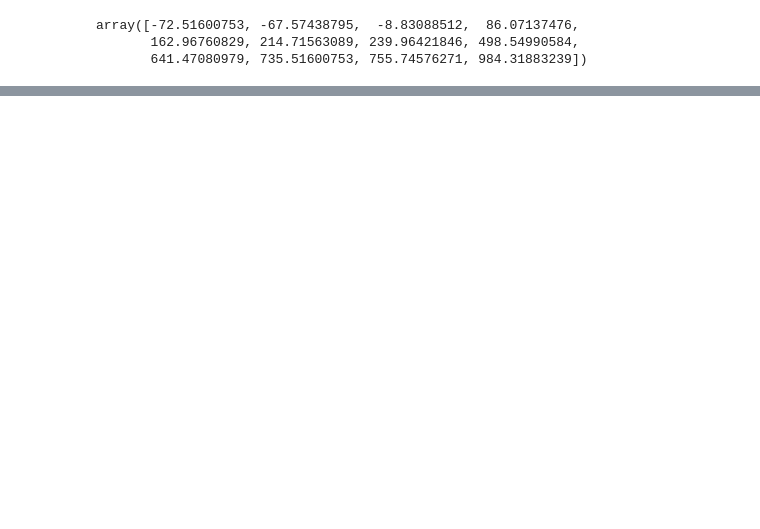
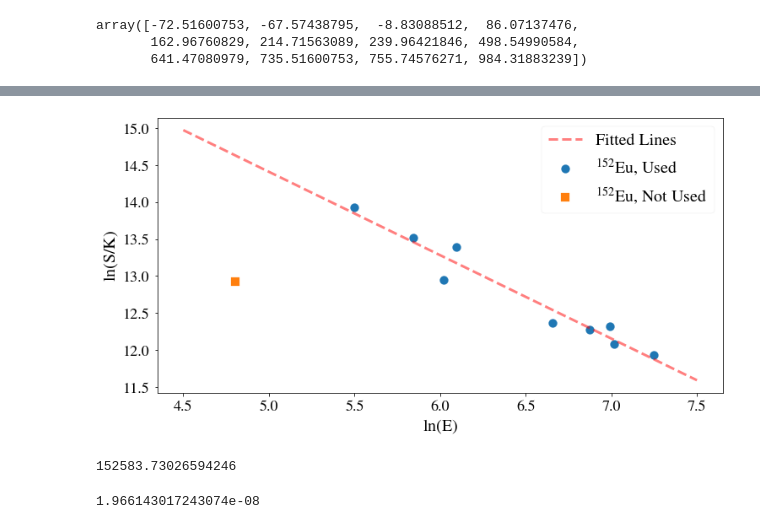
Before and after one commit to DickyChant/AdvNuclExp, a Jupyter notebook: Exp2/analysis/analysis.ipynb, the cells around one changed output, grey strips where cells are left out. Drawn from its saved outputs; the diff is of its cells as text; code cells hidden in the pictures; blank space fills up the shorter version.

```diff
--- a/Exp2/analysis/analysis.ipynb
+++ b/Exp2/analysis/analysis.ipynb
@@ -220,0 +286,12 @@ plt.savefig("../plots/Roughly_Cali_full.pdf")
+# %%
+plt.figure(figsize=(12,6))
+plt.scatter(data=Eu152_full_csv[:-1],x='ln(E)',y='ln(S/K)',label="$^{152}$Eu, Used")
+plt.scatter(data=Eu152_full_csv[-1:],x='ln(E)',y='ln(S/K)',label="$^{152}$Eu, Not Used",marker="s")
+_aux = np.linspace(4.5,7.5)
+plt.plot(_aux, _aux * -1.1274 + 20.0469,"--",label="Fitted Lines",color="red",alpha=0.5)
+plt.legend()
+plt.xlabel("$\ln(E)$")
+plt.ylabel("$\ln(S/K)$")
+plt.savefig("../plots/Relative.pdf")
+# %% [output]
+[figure, added]
@@ -220,0 +300,8 @@ plt.savefig("../plots/Roughly_Cali_full.pdf")
+# %%
+s_over_k
+# %% [output]
+152583.73026594246
+# %%
+0.3/152583/100
+# %% [output]
+1.966143017243074e-08
```
Also changed, not shown: parts of 19 cells of this notebook, 24 other files.
